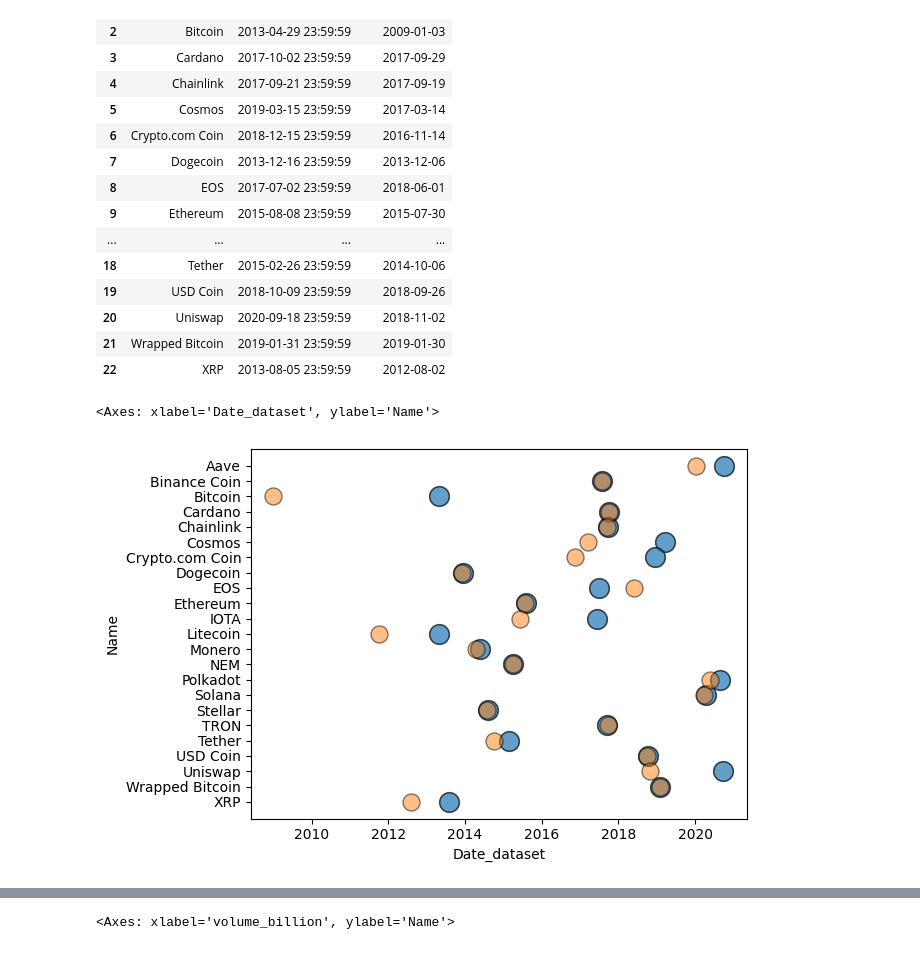
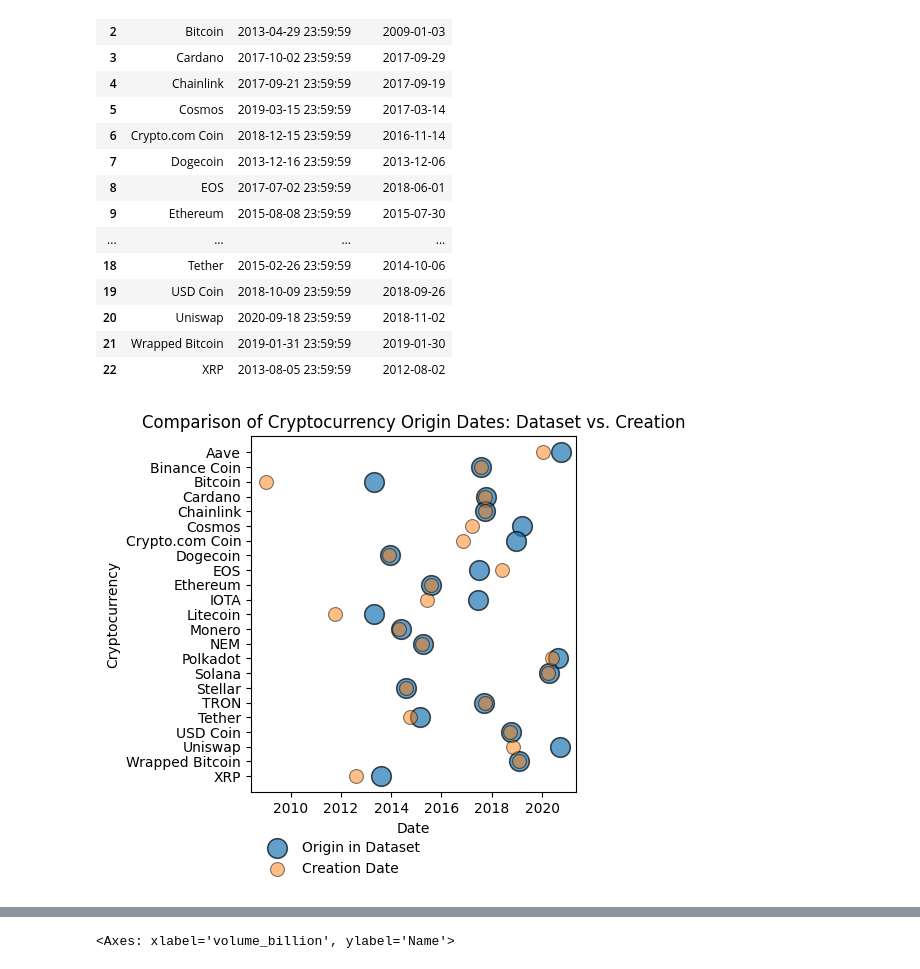
Before and after one commit to alejomaar/Network-Science-for-Data-Analytics, a Jupyter notebook: homework_1/cryptocurrencies.ipynb, the cells around one changed output, grey strips where cells are left out. Drawn from its saved outputs; the diff is of its cells as text; code cells hidden in the pictures.

```diff
--- a/homework_1/cryptocurrencies.ipynb
+++ b/homework_1/cryptocurrencies.ipynb
@@ -188,11 +200,33 @@ min_date_df
 | 20 | Uniswap | 2020-09-18 23:59:59 | 2018-11-02 |
 | 21 | Wrapped Bitcoin | 2019-01-31 23:59:59 | 2019-01-30 |
 | 22 | XRP | 2013-08-05 23:59:59 | 2012-08-02 |
-# %%
-sns.scatterplot(data=min_date_df, x='Date_dataset', y='Name', s=200, marker='o', edgecolor='black', alpha=0.7)
-sns.scatterplot(data=min_date_df, x='Date_creation', y='Name', s=150, marker='o', edgecolor='black', alpha=0.5)
-# %% [output]
-<Axes: xlabel='Date_dataset', ylabel='Name'>
-[figure, removed]
+# %%
+import matplotlib.pyplot as plt
+import seaborn as sns
+
+# Set the size of the plot for better visibility
+plt.figure(figsize=[5,5])
+
+# Scatter plot for the origin in the dataset
+sns.scatterplot(data=min_date_df, x='Date_dataset', y='Name', s=200, marker='o', edgecolor='black', alpha=0.7, label="Origin in Dataset")
+
+# Scatter plot for the creation date
+sns.scatterplot(data=min_date_df, x='Date_creation', y='Name', s=100, marker='o', edgecolor='black', alpha=0.5, label="Creation Date")
+
+# Enhancing legend and plot aesthetics
+plt.legend(bbox_to_anchor=(0, -0.1), loc='upper left', frameon=False)
+
+# Adding labels and title
+plt.xlabel('Date')  # X-axis label
+plt.ylabel('Cryptocurrency')  # Y-axis label
+plt.title('Comparison of Cryptocurrency Origin Dates: Dataset vs. Creation')  # Plot title
+
+# Adjust layout to make room for the legend and ensure nothing is cut off
+plt.tight_layout()
+
+# Show the plot
+plt.show()
+# %% [output]
+[figure, added]
 # %%
 last_day_results = df[df.Date == df.Date.max()]
```
Also changed, not shown: parts of 8 cells of this notebook.
